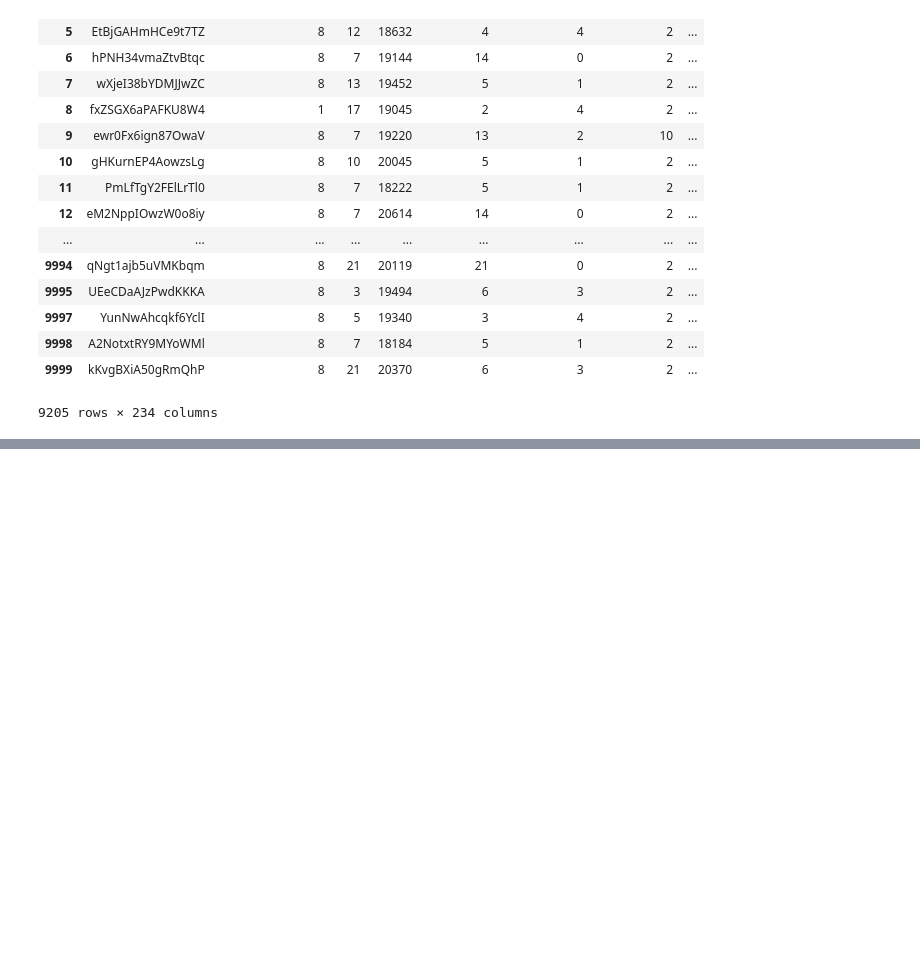
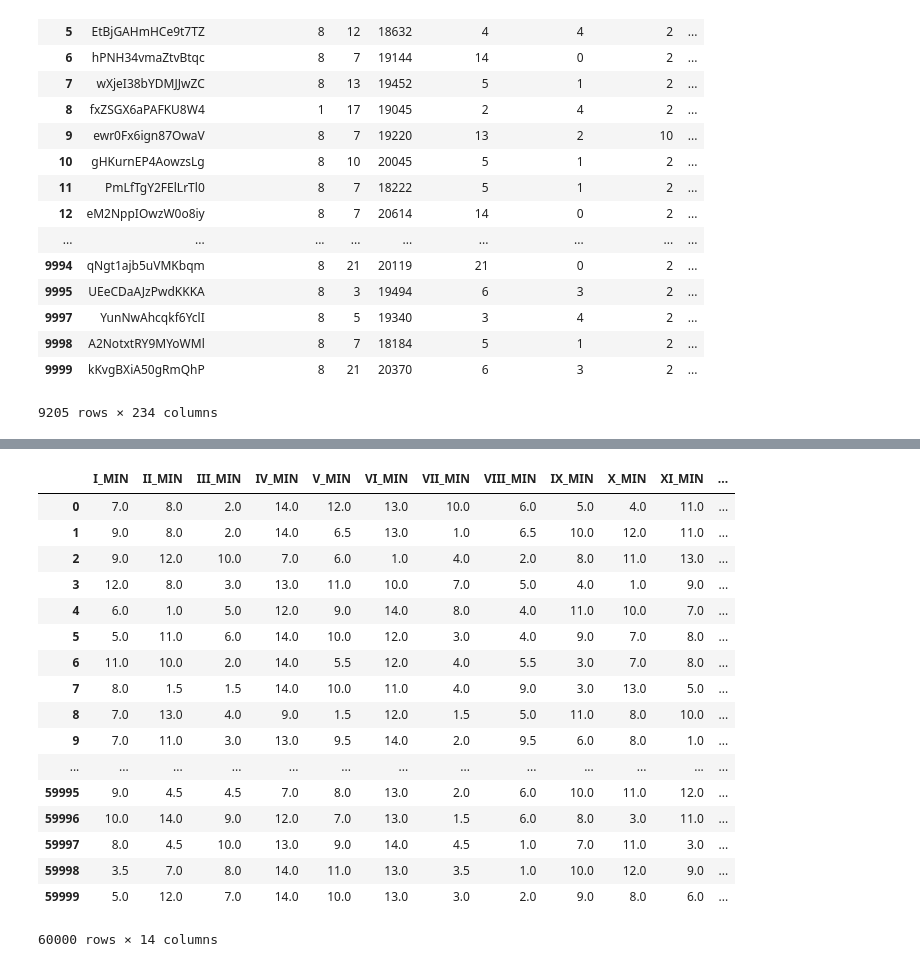
Before and after one commit to phacus/T-Brain_competition_predict_house_price, a Jupyter notebook: FE.ipynb, the cells around one changed output, grey strips where cells are left out. Drawn from its saved outputs; the diff is of its cells as text; code cells hidden in the pictures; blank space fills up the shorter version.

```diff
--- a/FE.ipynb
+++ b/FE.ipynb
@@ -840,0 +847,23 @@ test[(test['building_complete_dt'] > 2500) & (test['building_complete_dt'] < 175
+# %%
+MIN_cols = [i for i in train.columns if '_MIN' in i]
+# %%
+train[MIN_cols].apply(lambda x : x.rank(), axis =1 )
+# %% [output]
+|  | I_MIN | II_MIN | III_MIN | IV_MIN | V_MIN | VI_MIN | VII_MIN | VIII_MIN | IX_MIN | X_MIN | XI_MIN | ... |
+| 0 | 7.0 | 8.0 | 2.0 | 14.0 | 12.0 | 13.0 | 10.0 | 6.0 | 5.0 | 4.0 | 11.0 | ... |
+| 1 | 9.0 | 8.0 | 2.0 | 14.0 | 6.5 | 13.0 | 1.0 | 6.5 | 10.0 | 12.0 | 11.0 | ... |
+| 2 | 9.0 | 12.0 | 10.0 | 7.0 | 6.0 | 1.0 | 4.0 | 2.0 | 8.0 | 11.0 | 13.0 | ... |
+| 3 | 12.0 | 8.0 | 3.0 | 13.0 | 11.0 | 10.0 | 7.0 | 5.0 | 4.0 | 1.0 | 9.0 | ... |
+| 4 | 6.0 | 1.0 | 5.0 | 12.0 | 9.0 | 14.0 | 8.0 | 4.0 | 11.0 | 10.0 | 7.0 | ... |
+| 5 | 5.0 | 11.0 | 6.0 | 14.0 | 10.0 | 12.0 | 3.0 | 4.0 | 9.0 | 7.0 | 8.0 | ... |
+| 6 | 11.0 | 10.0 | 2.0 | 14.0 | 5.5 | 12.0 | 4.0 | 5.5 | 3.0 | 7.0 | 8.0 | ... |
+| 7 | 8.0 | 1.5 | 1.5 | 14.0 | 10.0 | 11.0 | 4.0 | 9.0 | 3.0 | 13.0 | 5.0 | ... |
+| 8 | 7.0 | 13.0 | 4.0 | 9.0 | 1.5 | 12.0 | 1.5 | 5.0 | 11.0 | 8.0 | 10.0 | ... |
+| 9 | 7.0 | 11.0 | 3.0 | 13.0 | 9.5 | 14.0 | 2.0 | 9.5 | 6.0 | 8.0 | 1.0 | ... |
+| ... | ... | ... | ... | ... | ... | ... | ... | ... | ... | ... | ... | ... |
+| 59995 | 9.0 | 4.5 | 4.5 | 7.0 | 8.0 | 13.0 | 2.0 | 6.0 | 10.0 | 11.0 | 12.0 | ... |
+| 59996 | 10.0 | 14.0 | 9.0 | 12.0 | 7.0 | 13.0 | 1.5 | 6.0 | 8.0 | 3.0 | 11.0 | ... |
+| 59997 | 8.0 | 4.5 | 10.0 | 13.0 | 9.0 | 14.0 | 4.5 | 1.0 | 7.0 | 11.0 | 3.0 | ... |
+| 59998 | 3.5 | 7.0 | 8.0 | 14.0 | 11.0 | 13.0 | 3.5 | 1.0 | 10.0 | 12.0 | 9.0 | ... |
+| 59999 | 5.0 | 12.0 | 7.0 | 14.0 | 10.0 | 13.0 | 3.0 | 2.0 | 9.0 | 8.0 | 6.0 | ... |
+60000 rows × 14 columns
```
Also changed, not shown: parts of 9 cells of this notebook, 2 other files.
